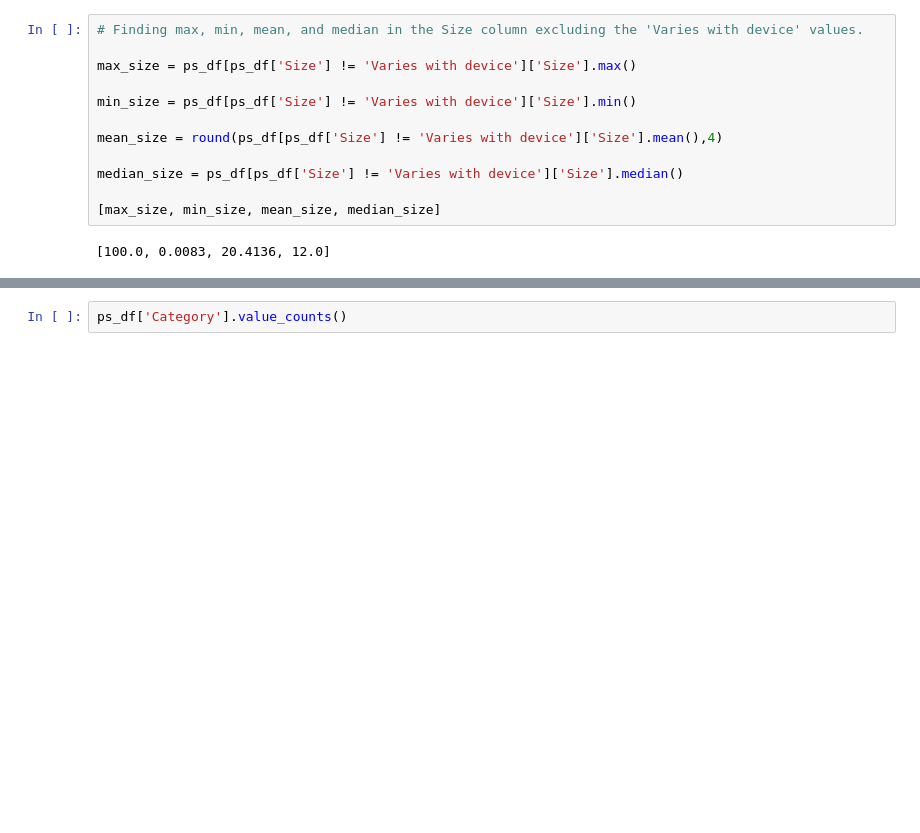
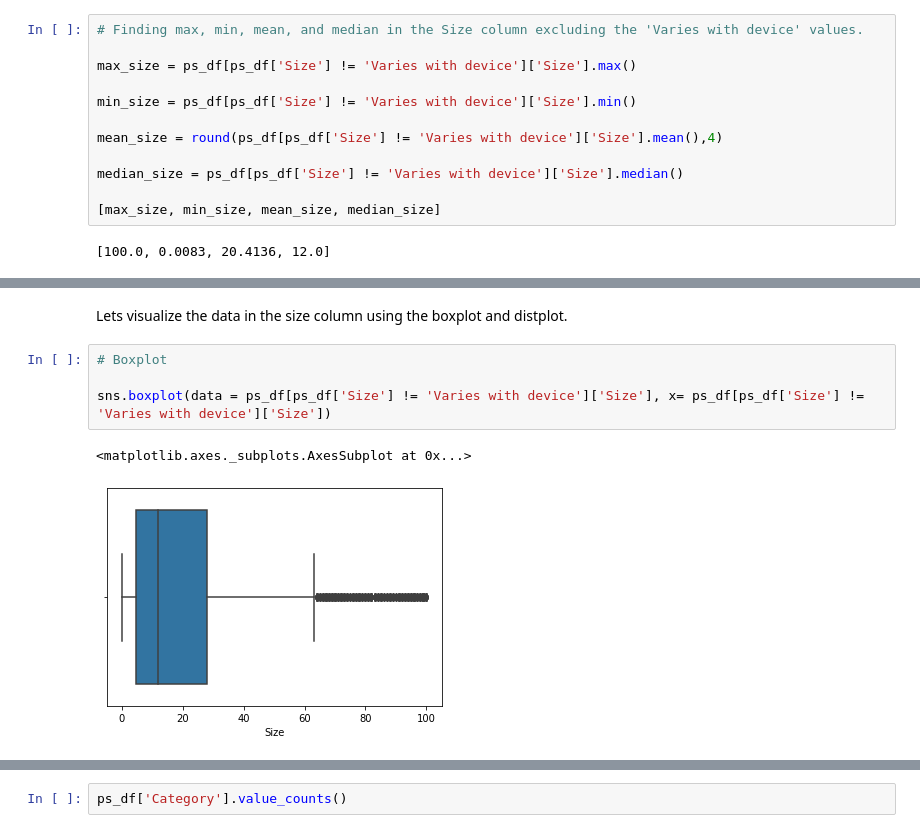
Before and after one commit to shaloy-lewis/EDA_on_play_store_app_reviews, a Jupyter notebook: EDA_on_Play_Store_App_Reviews_by_Shaloy_Lewis.ipynb, the cells around one changed output, grey strips where cells are left out. Saved outputs shown, nothing was run; the diff lists cells and outputs as text; blank space fills up the shorter version.

```diff
--- a/EDA_on_Play_Store_App_Reviews_by_Shaloy_Lewis.ipynb
+++ b/EDA_on_Play_Store_App_Reviews_by_Shaloy_Lewis.ipynb
@@ -1011,0 +1064,9 @@ median_size = ps_df[ps_df['Size'] != 'Varies with device']['Size'].median()
+# %% [markdown]
+Lets visualize the data in the size column using the boxplot and distplot.
+# %%
+# Boxplot
+
+sns.boxplot(data = ps_df[ps_df['Size'] != 'Varies with device']['Size'], x= ps_df[ps_df['Size'] != 'Varies with device']['Size'])
+# %% [output]
+<matplotlib.axes._subplots.AxesSubplot at 0x...>
+[figure, added]
```
Also changed, not shown: parts of 36 cells of this notebook.
